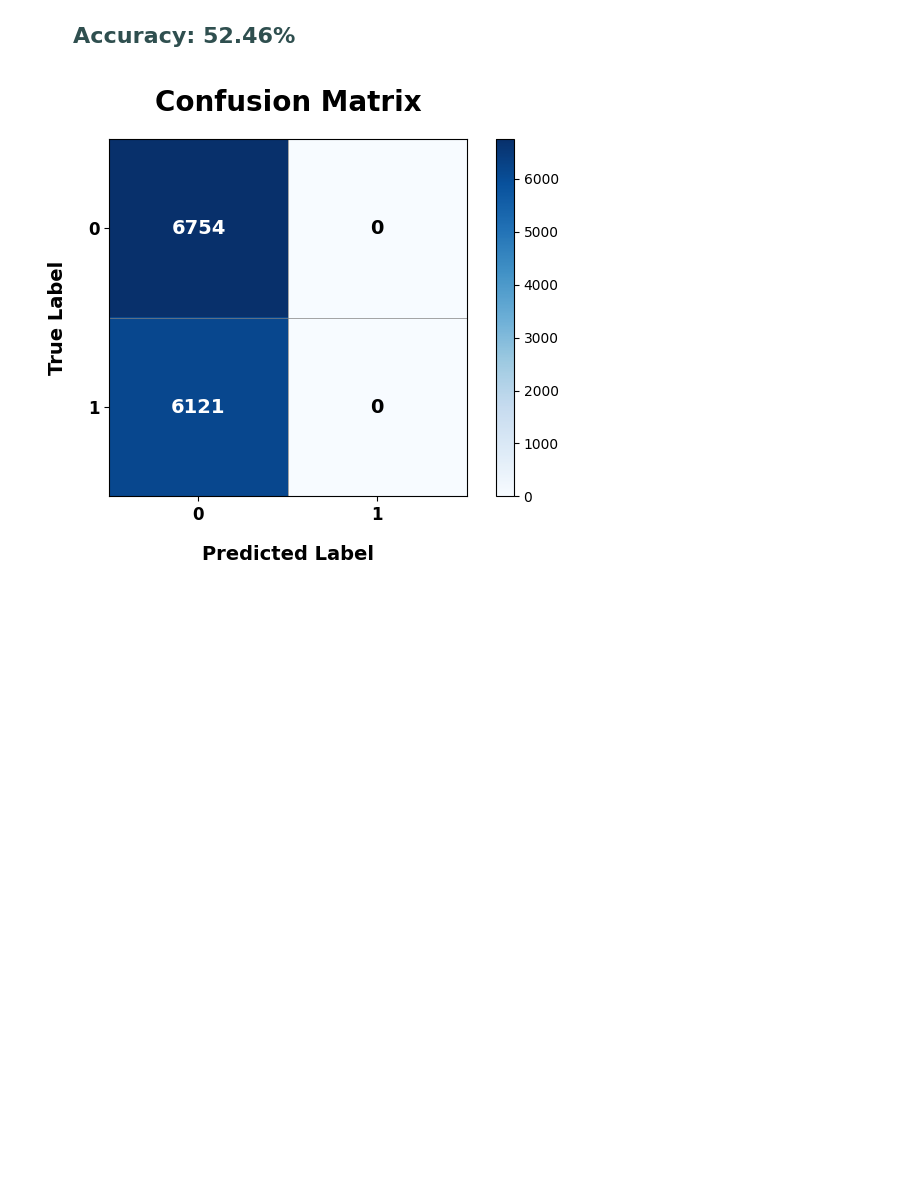
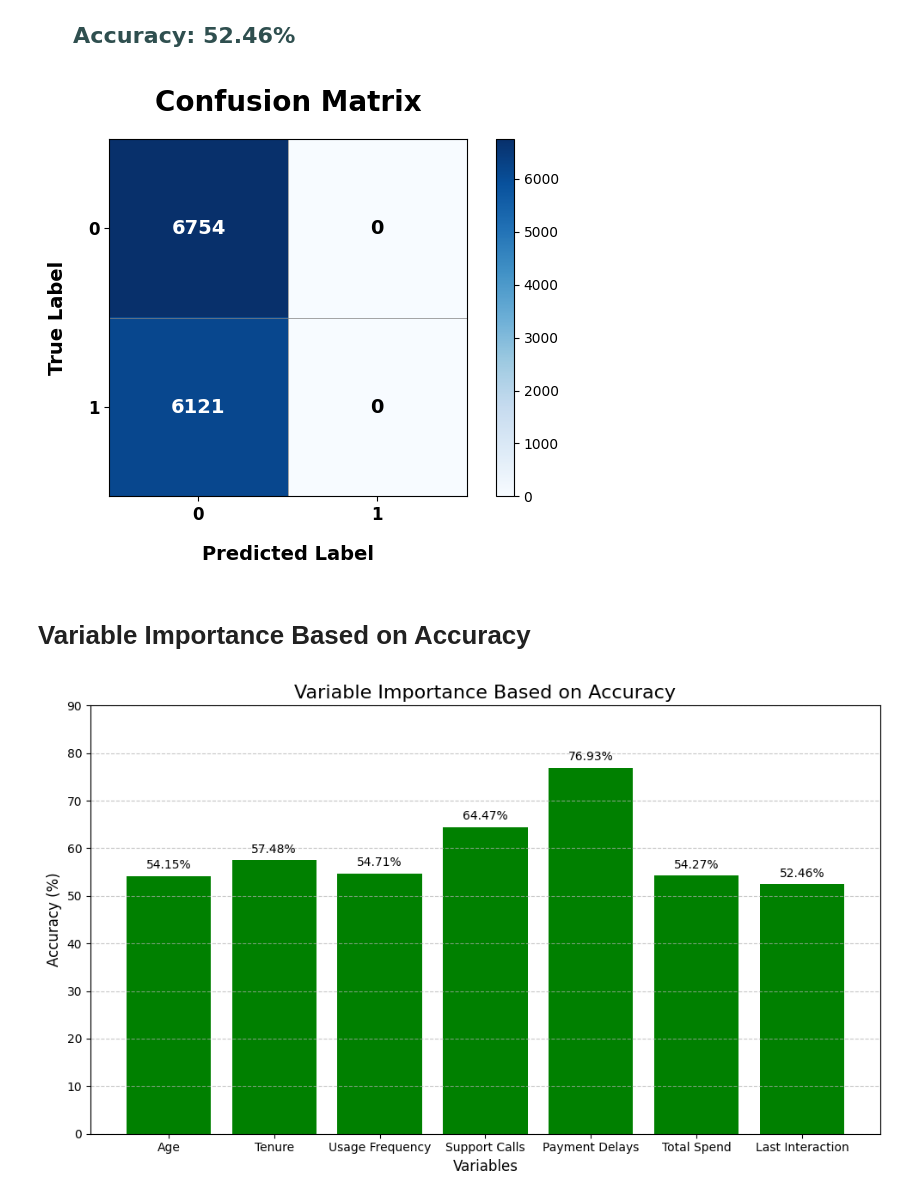
Before and after one commit to CullosK/MeXE402_Midterm_Cullos_Kristina-Verroya_Patrick, a Jupyter notebook: Logistic.ipynb, the cells around one changed output. Saved outputs shown, nothing was run; the diff lists cells and outputs as text; code cells hidden in the pictures; blank space fills up the shorter version.

```diff
--- a/Logistic.ipynb
+++ b/Logistic.ipynb
@@ -659,3 +664,33 @@ plt.tight_layout(rect=[0, 0, 1, 0.9])
 plt.show()
 # %% [output]
 [figure]
+# %% [markdown]
+# Variable Importance Based on Accuracy
+# %%
+# Data for the chart
+variables = ["Age", "Tenure", "Usage Frequency", "Support Calls", "Payment Delays", "Total Spend", "Last Interaction"]
+accuracy = [54.15, 57.48, 54.71, 64.47, 76.93, 54.27, 52.46]
+
+# Create the bar chart
+plt.figure(figsize=(10, 6))
+bars = plt.bar(variables, accuracy, color="green")
+
+# Add labels and title
+plt.xlabel("Variables", fontsize=12)
+plt.ylabel("Accuracy (%)", fontsize=12)
+plt.title("Variable Importance Based on Accuracy", fontsize=16)
+
+# Display the accuracy percentage on top of each bar
+for bar, acc in zip(bars, accuracy):
+    yval = bar.get_height()
+    plt.text(bar.get_x() + bar.get_width()/2, yval + 1, f"{acc:.2f}%", ha='center', va='bottom', fontsize=10)
+
+# Set the range for y-axis and add grid lines
+plt.ylim(0, 90)
+plt.grid(axis='y', linestyle='--', alpha=0.7)
+
+# Show the plot
+plt.tight_layout()
+plt.show()
+# %% [output]
+[figure, added]
```
Also changed, not shown: parts of 2 cells of this notebook.
